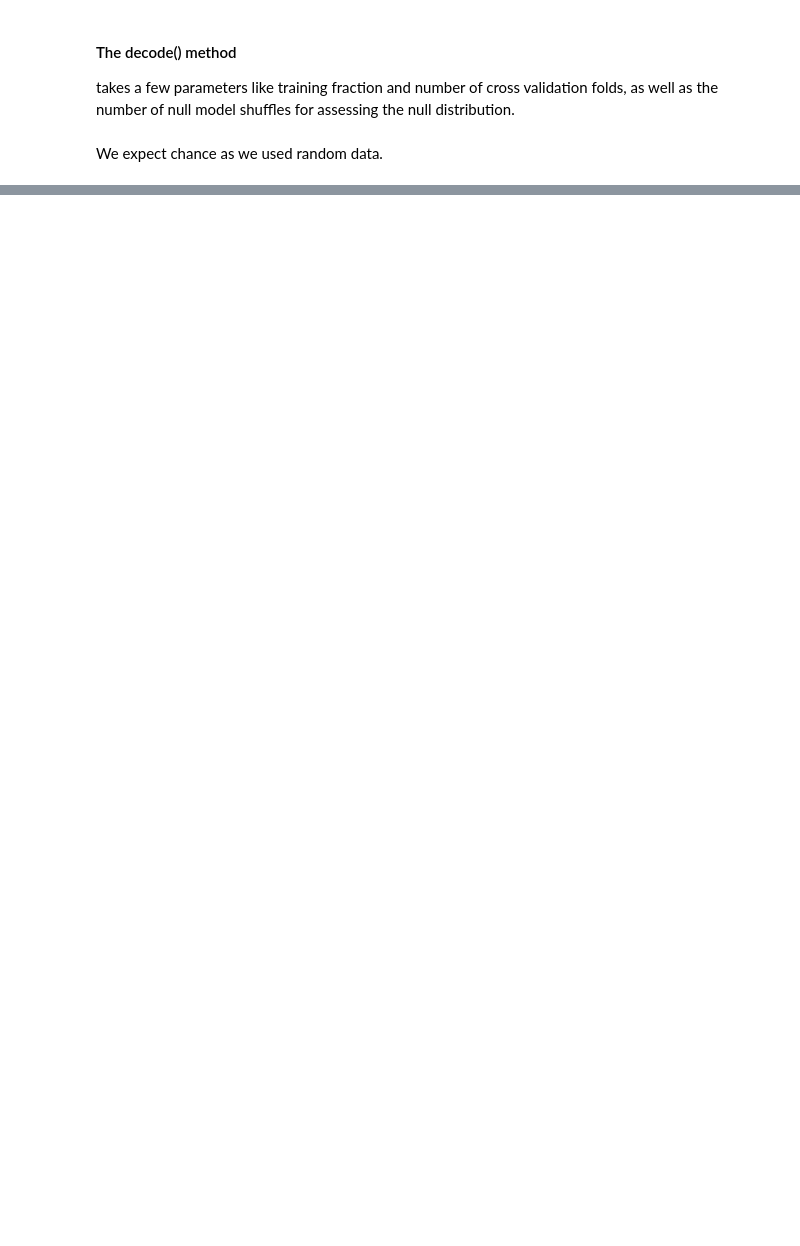
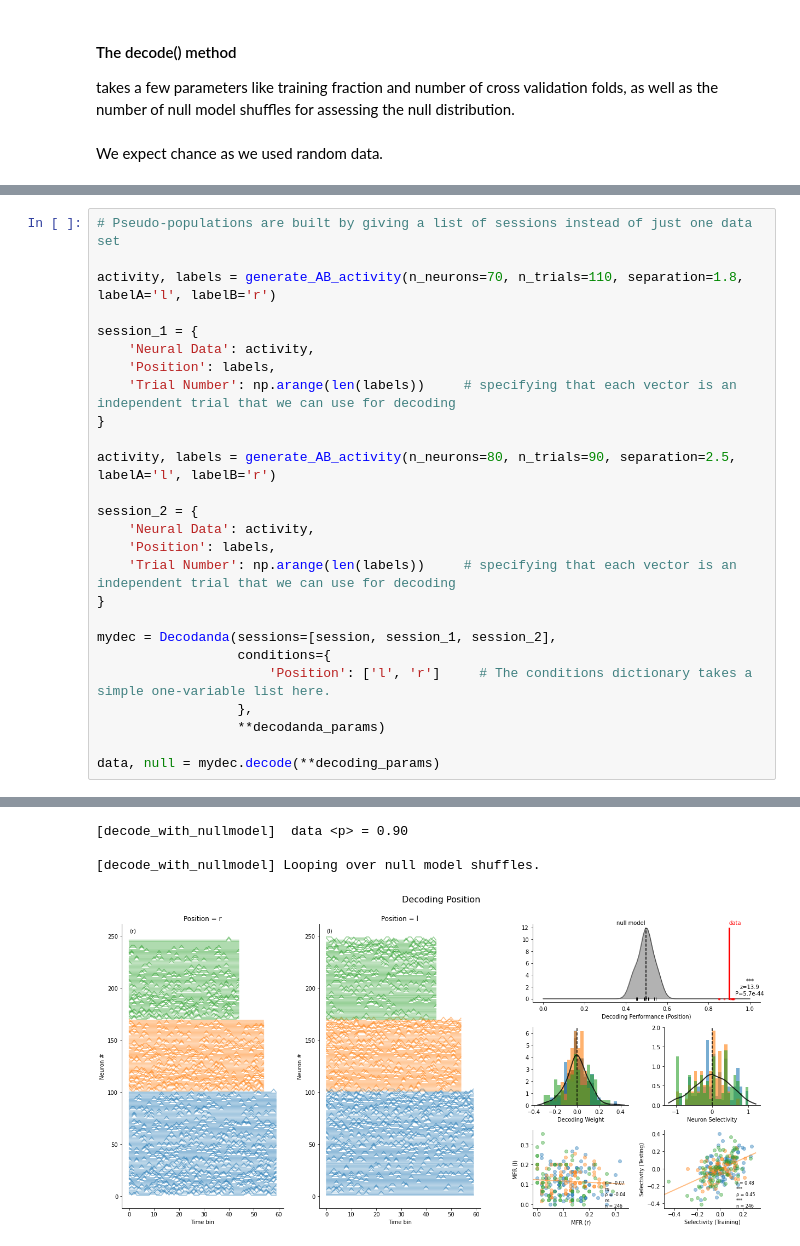
Before and after one commit to lposani/decodanda, a Jupyter notebook: example.ipynb, the cells around one changed output, grey strips where cells are left out. Drawn from its saved outputs; the diff is of its cells as text; blank space fills up the shorter version.

```diff
--- a/example.ipynb
+++ b/example.ipynb
@@ -403,0 +82,27 @@ Testing CCGP for semantic dichotomy:  number
+# %%
+# Pseudo-populations are built by giving a list of sessions instead of just one data set
+
+activity, labels = generate_AB_activity(n_neurons=70, n_trials=110, separation=1.8, labelA='l', labelB='r')
+
+session_1 = {
+    'Neural Data': activity,
+    'Position': labels,
+    'Trial Number': np.arange(len(labels))     # specifying that each vector is an independent trial that we can use for decoding
+}
+
+activity, labels = generate_AB_activity(n_neurons=80, n_trials=90, separation=2.5, labelA='l', labelB='r')
+
+session_2 = {
+    'Neural Data': activity,
+    'Position': labels,
+    'Trial Number': np.arange(len(labels))     # specifying that each vector is an independent trial that we can use for decoding
+}
+
+mydec = Decodanda(sessions=[session, session_1, session_2],
+                  conditions={
+                      'Position': ['l', 'r']     # The conditions dictionary takes a simple one-variable list here.
+                  },
+                  **decodanda_params)
+
+data, null = mydec.decode(**decoding_params)
+# %% [output]
@@ -403,0 +126,4 @@ Testing CCGP for semantic dichotomy:  number
+[decode_with_nullmodel]  data <p> = 0.90
+
+[decode_with_nullmodel] Looping over null model shuffles.
+[figure, added]
```
Also changed, not shown: parts of 32 cells of this notebook, 3 other files.
